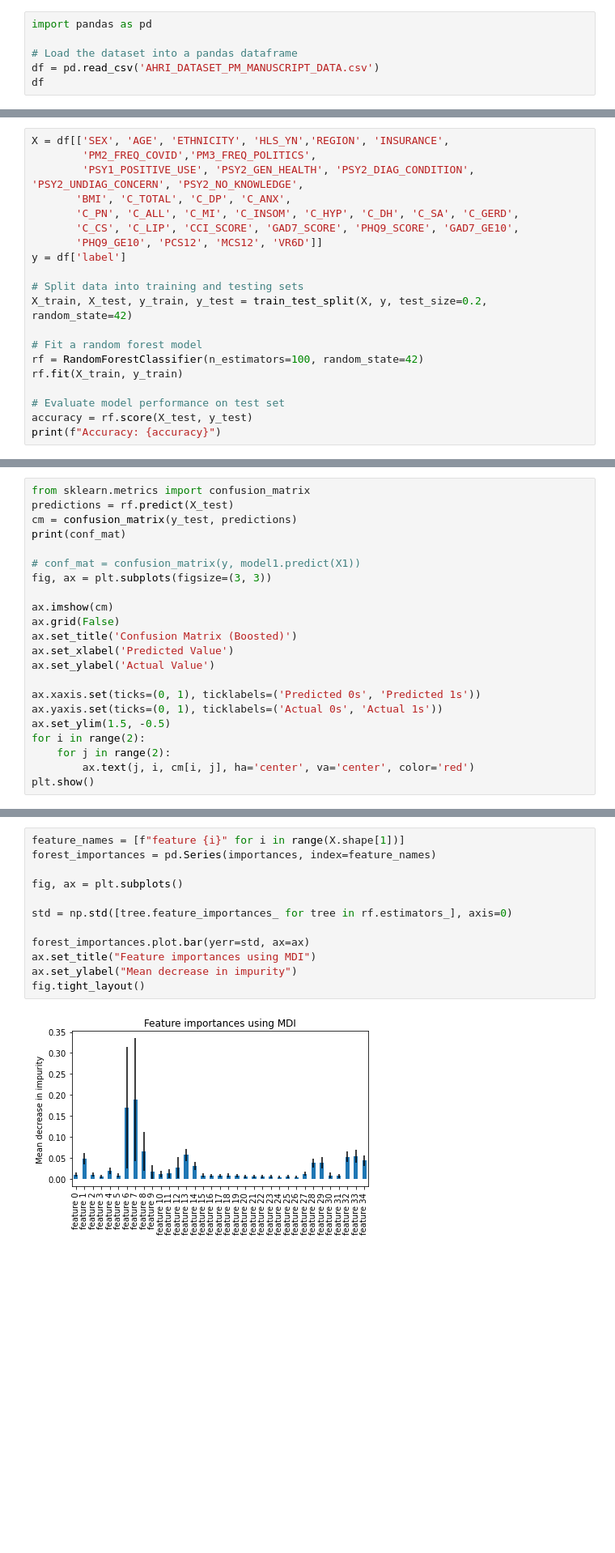
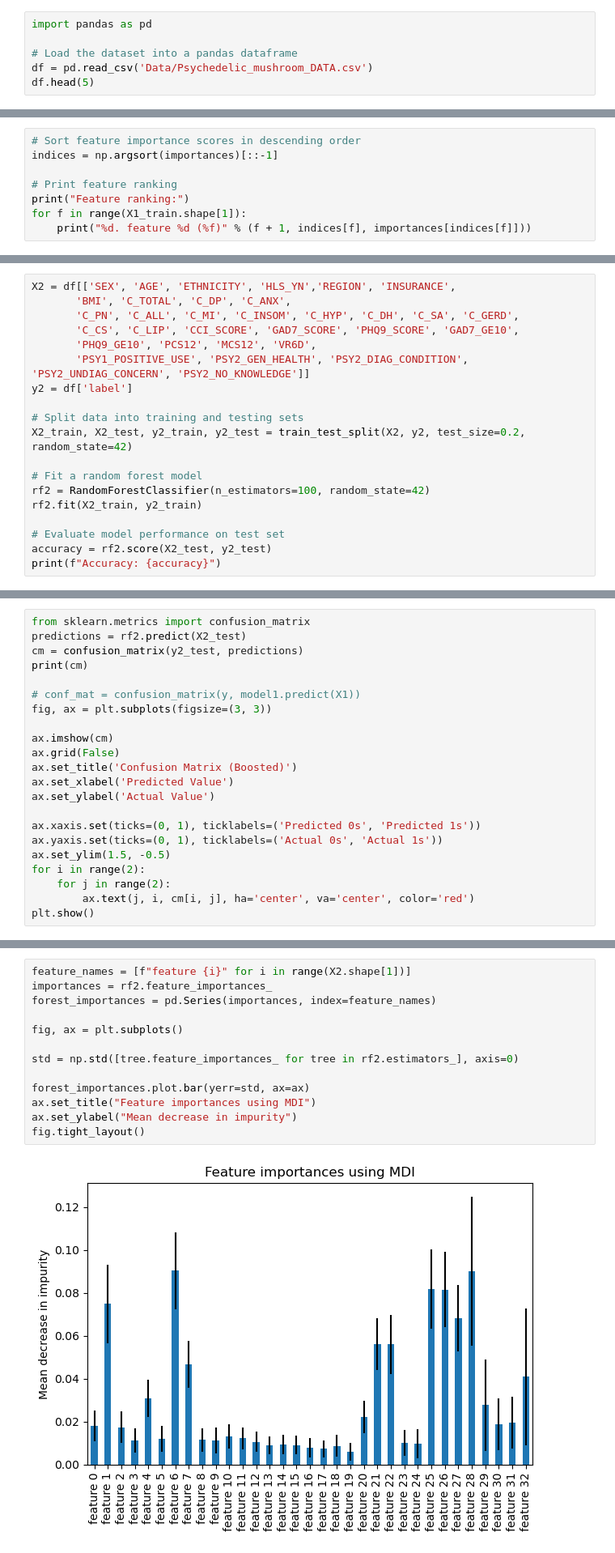
Before and after one commit to xinyao-yi/Psychedelic_Mushroom_Cogs209_Repo, a Jupyter notebook: miniproject1_ranfor.ipynb, the cells around one changed output, grey strips where cells are left out. Shown at 81% size. Cells and saved outputs as stored; diff of their text form; blank space fills up the shorter version.

```diff
--- a/miniproject1_ranfor.ipynb
+++ b/miniproject1_ranfor.ipynb
@@ -8,8 +9,8 @@ import matplotlib.pyplot as plt
 import pandas as pd
 
 # Load the dataset into a pandas dataframe
-df = pd.read_csv('AHRI_DATASET_PM_MANUSCRIPT_DATA.csv')
-df
+df = pd.read_csv('Data/Psychedelic_mushroom_DATA.csv')
+df.head(5)
 # %% [output]
 |  | CASEID_7139 | COHORTS | PYS_USE_VENN | PSY_USE_YN | PM_USE_YN | PM_USE_ONLY_YN | PM_VS_PSY_YN | SEX | ... |
 | 0 | 1 | 1.0 | 1.0 | 1.0 | 1.0 | 1.0 | 2.0 | 0 | ... |
@@ -122,0 +143,8 @@ Accuracy: 0.9586834733893558
+# %%
+# Sort feature importance scores in descending order
+indices = np.argsort(importances)[::-1]
+
+# Print feature ranking
+print("Feature ranking:")
+for f in range(X1_train.shape[1]):
+    print("%d. feature %d (%f)" % (f + 1, indices[f], importances[indices[f]]))
@@ -123,21 +196,20 @@ Accuracy: 0.9586834733893558
 # %%
-X = df[['SEX', 'AGE', 'ETHNICITY', 'HLS_YN','REGION', 'INSURANCE',
-        'PM2_FREQ_COVID','PM3_FREQ_POLITICS',
-        'PSY1_POSITIVE_USE', 'PSY2_GEN_HEALTH', 'PSY2_DIAG_CONDITION', 'PSY2_UNDIAG_CONCERN', 'PSY2_NO_KNOWLEDGE',
+X2 = df[['SEX', 'AGE', 'ETHNICITY', 'HLS_YN','REGION', 'INSURANCE',
        'BMI', 'C_TOTAL', 'C_DP', 'C_ANX',
        'C_PN', 'C_ALL', 'C_MI', 'C_INSOM', 'C_HYP', 'C_DH', 'C_SA', 'C_GERD',
        'C_CS', 'C_LIP', 'CCI_SCORE', 'GAD7_SCORE', 'PHQ9_SCORE', 'GAD7_GE10',
-       'PHQ9_GE10', 'PCS12', 'MCS12', 'VR6D']]
-y = df['label']
+       'PHQ9_GE10', 'PCS12', 'MCS12', 'VR6D',
+       'PSY1_POSITIVE_USE', 'PSY2_GEN_HEALTH', 'PSY2_DIAG_CONDITION', 'PSY2_UNDIAG_CONCERN', 'PSY2_NO_KNOWLEDGE']]
+y2 = df['label']
 
 # Split data into training and testing sets
-X_train, X_test, y_train, y_test = train_test_split(X, y, test_size=0.2, random_state=42)
+X2_train, X2_test, y2_train, y2_test = train_test_split(X2, y2, test_size=0.2, random_state=42)
 
 # Fit a random forest model
-rf = RandomForestClassifier(n_estimators=100, random_state=42)
-rf.fit(X_train, y_train)
+rf2 = RandomForestClassifier(n_estimators=100, random_state=42)
+rf2.fit(X2_train, y2_train)
 
 # Evaluate model performance on test set
-accuracy = rf.score(X_test, y_test)
+accuracy = rf2.score(X2_test, y2_test)
 print(f"Accuracy: {accuracy}")
 # %% [output]
@@ -146,9 +218,9 @@ Accuracy: 0.9684873949579832
 # predictions = rf.predict(X_test)
 # %%
 from sklearn.metrics import confusion_matrix
-predictions = rf.predict(X_test)
-cm = confusion_matrix(y_test, predictions)
-print(conf_mat)
+predictions = rf2.predict(X2_test)
+cm = confusion_matrix(y2_test, predictions)
+print(cm)
 
 # conf_mat = confusion_matrix(y, model1.predict(X1))
 fig, ax = plt.subplots(figsize=(3, 3))
@@ -173,17 +245,18 @@ plt.show()
 # %%
-feature_names = [f"feature {i}" for i in range(X.shape[1])]
+feature_names = [f"feature {i}" for i in range(X2.shape[1])]
+importances = rf2.feature_importances_
 forest_importances = pd.Series(importances, index=feature_names)
 
 fig, ax = plt.subplots()
 
-std = np.std([tree.feature_importances_ for tree in rf.estimators_], axis=0)
+std = np.std([tree.feature_importances_ for tree in rf2.estimators_], axis=0)
 
 forest_importances.plot.bar(yerr=std, ax=ax)
 ax.set_title("Feature importances using MDI")
 ax.set_ylabel("Mean decrease in impurity")
 fig.tight_layout()
 # %% [output]
-[figure, old version]
+[figure, new version]
 # %%
 importances
 # %% [output]
```
Also changed, not shown: parts of 18 cells of this notebook, 2 other files.
